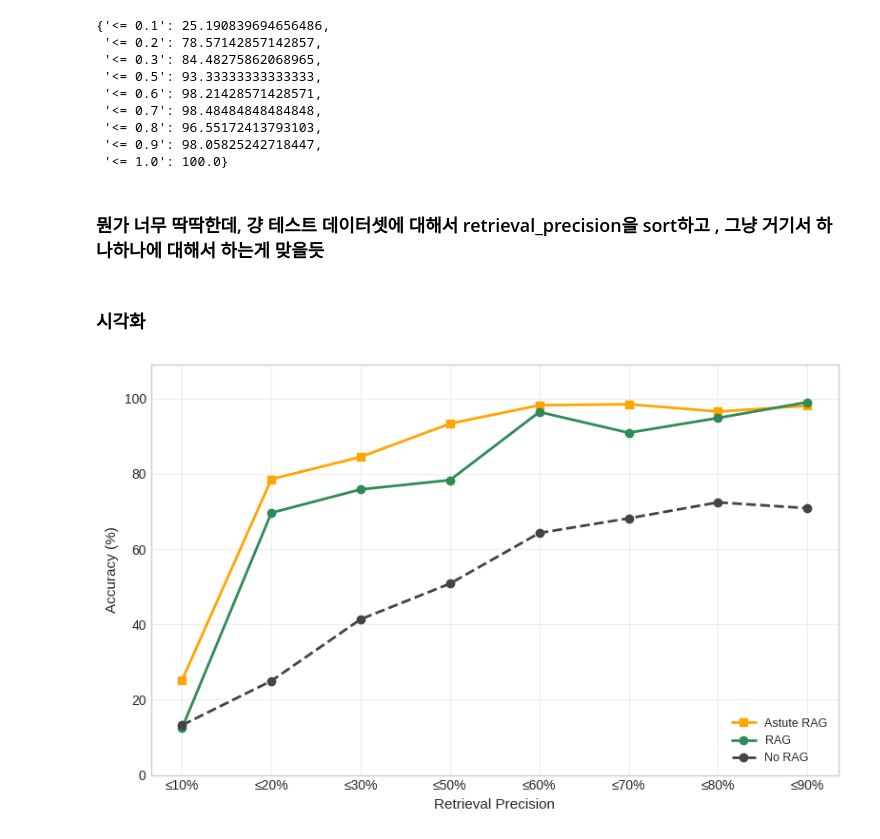
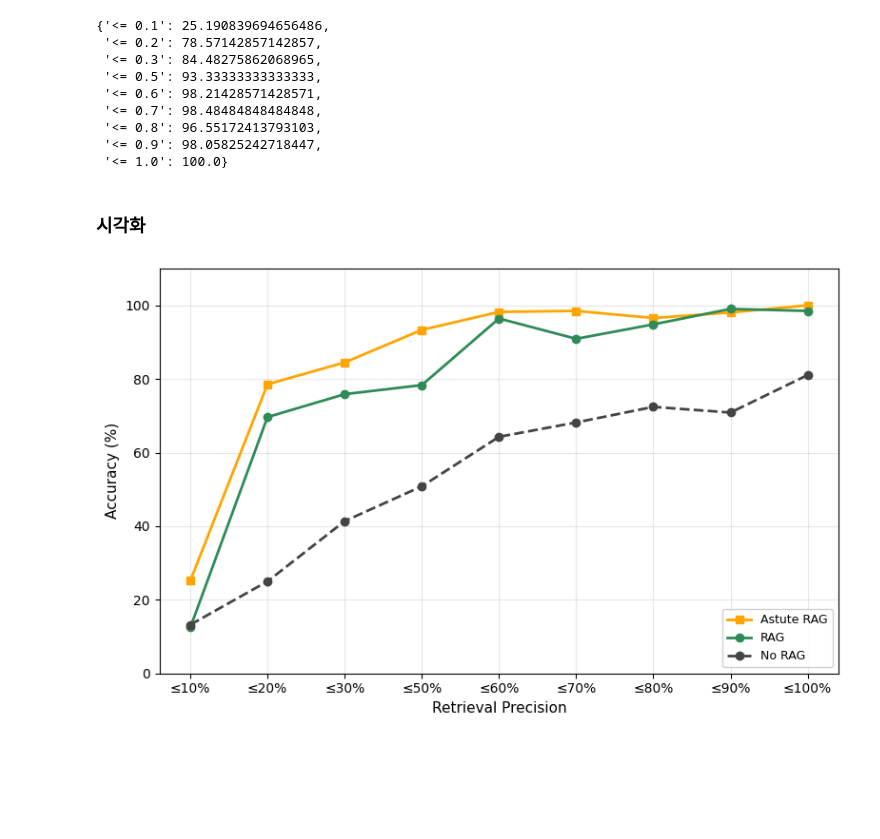
Before and after one commit to kimsehan11/Knowledge-Conflicts, a Jupyter notebook: acc_per_prec.ipynb, the cells around one changed output. Drawn from its saved outputs; the diff is of its cells as text; code cells hidden in the pictures; blank space fills up the shorter version.

```diff
--- a/acc_per_prec.ipynb
+++ b/acc_per_prec.ipynb
@@ -35,35 +9,7 @@ prec_list = evaluate_retrieval_prec_for_questions("output/output_with_base_api_r
 # %% [markdown]
 ### baseline rag
 # %%
-def split_precision_group(output_path,prec_list):
-
-    with open(output_path, "r") as f:
-
-        f = f.readlines()
-
-        precision_test_dict = {'<= 0.1' : [],'<= 0.2' : [] , '<= 0.3' : [] ,'<= 0.5' : [], '<= 0.6' : [] ,'<= 0.7' : [] ,'<= 0.8' : [] , '<= 0.9' : [],'<= 1.0' : [] }
-
-        for idx,prec in enumerate(prec_list):
-            if prec <= 0.1:
-                precision_test_dict['<= 0.1'].append(json.loads(f[idx]))
-            elif prec <= 0.2:
-                precision_test_dict['<= 0.2'].append(json.loads(f[idx]))
-            elif prec <= 0.3:
-                precision_test_dict['<= 0.3'].append(json.loads(f[idx]))
-            elif prec <= 0.5:
-                precision_test_dict['<= 0.5'].append(json.loads(f[idx]))
-            elif prec <= 0.6:
-                precision_test_dict['<= 0.6'].append(json.loads(f[idx]))
-            elif prec <=0.7:
-                precision_test_dict['<= 0.7'].append(json.loads(f[idx]))
-            elif prec <= 0.8:
-                precision_test_dict['<= 0.8'].append(json.loads(f[idx]))
-            elif prec <= 0.9:
-                precision_test_dict['<= 0.9'].append(json.loads(f[idx]))
-            else:
-                precision_test_dict['<= 1.0'].append(json.loads(f[idx]))
-
-    return precision_test_dict
+from acc_prec import split_precision_group
 # %%
 from acc_prec import calculate_accuracy
 precision_test_dict_1 = split_precision_group("output/output_with_base_api_rag_2.jsonl",prec_list)
@@ -127,5 +73,3 @@ precision_result_dict_3
  '<= 0.8': 96.55172413793103,
  '<= 0.9': 98.05825242718447,
  '<= 1.0': 100.0}
-# %% [markdown]
-### 뭔가 너무 딱딱한데, 걍 테스트 데이터셋에 대해서 retrieval_precision을 sort하고 , 그냥 거기서 하나하나에 대해서 하는게 맞을듯
@@ -207,7 +84,7 @@ plt.rcParams['font.size'] = 10
 fig, ax = plt.subplots(figsize=(8, 5), dpi=100)
 
 # x축 라벨 (0.4 제외, 0.1 ~ 0.9)
-x_labels = ['≤10%', '≤20%', '≤30%', '≤50%', '≤60%', '≤70%', '≤80%', '≤90%']
+x_labels = ['≤10%', '≤20%', '≤30%', '≤50%', '≤60%', '≤70%', '≤80%', '≤90%', '≤100%']
 x = np.arange(len(x_labels))
 
 # 각 방법별 accuracy 값 추출 (0.4 제외)
@@ -217,31 +94,31 @@ baseline_rag_acc = [precision_result_dict_1.get(key, 0) for key in keys]
 no_rag_acc = [precision_result_dict_2.get(key, 0) for key in keys]
 astute_rag_acc = [precision_result_dict_3.get(key, 0) for key in keys]
 
 # 직선 라인 그래프 그리기
 ax.plot(x, astute_rag_acc, marker='s', markersize=6, linewidth=2, label='Astute RAG', color='#FFA500')
 ax.plot(x, baseline_rag_acc, marker='o', markersize=6, linewidth=2, label='RAG', color='#2E8B57')
 ax.plot(x, no_rag_acc, marker='o', markersize=6, linewidth=2, linestyle='--', label='No RAG', color='#444444')
 
 # 그래프 꾸미기
 ax.set_xlabel('Retrieval Precision', fontsize=11)
 ax.set_ylabel('Accuracy (%)', fontsize=11)
 ax.set_xticks(x)
 ax.set_xticklabels(x_labels)
 ax.legend(loc='lower right', fontsize=9, framealpha=0.9)
 
 # y축 범위를 데이터에 맞게 자동 조정
 all_acc = baseline_rag_acc + no_rag_acc + astute_rag_acc
 y_max = max(all_acc) + 10
 ax.set_ylim(0, y_max)
 
 ax.grid(True, linestyle='-', alpha=0.3)
 
 # 배경색 설정
 ax.set_facecolor('white')
 fig.patch.set_facecolor('white')
 
 plt.tight_layout()
 plt.savefig('accuracy_by_precision.png', bbox_inches='tight', dpi=150)
 plt.show()
 # %% [output]
-[figure, old version]
+[figure, new version]
```
Also changed, not shown: parts of 2 cells of this notebook.
